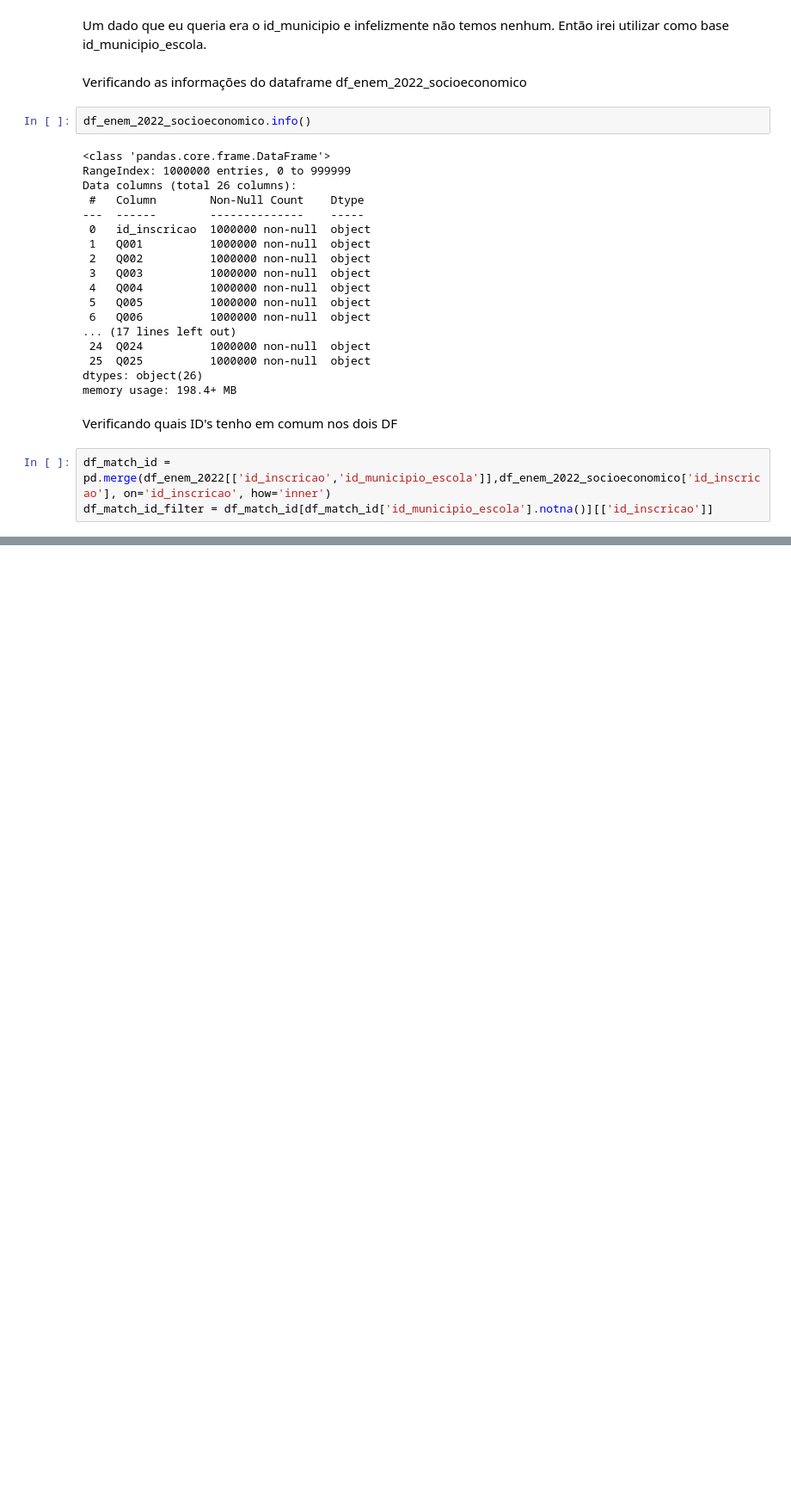
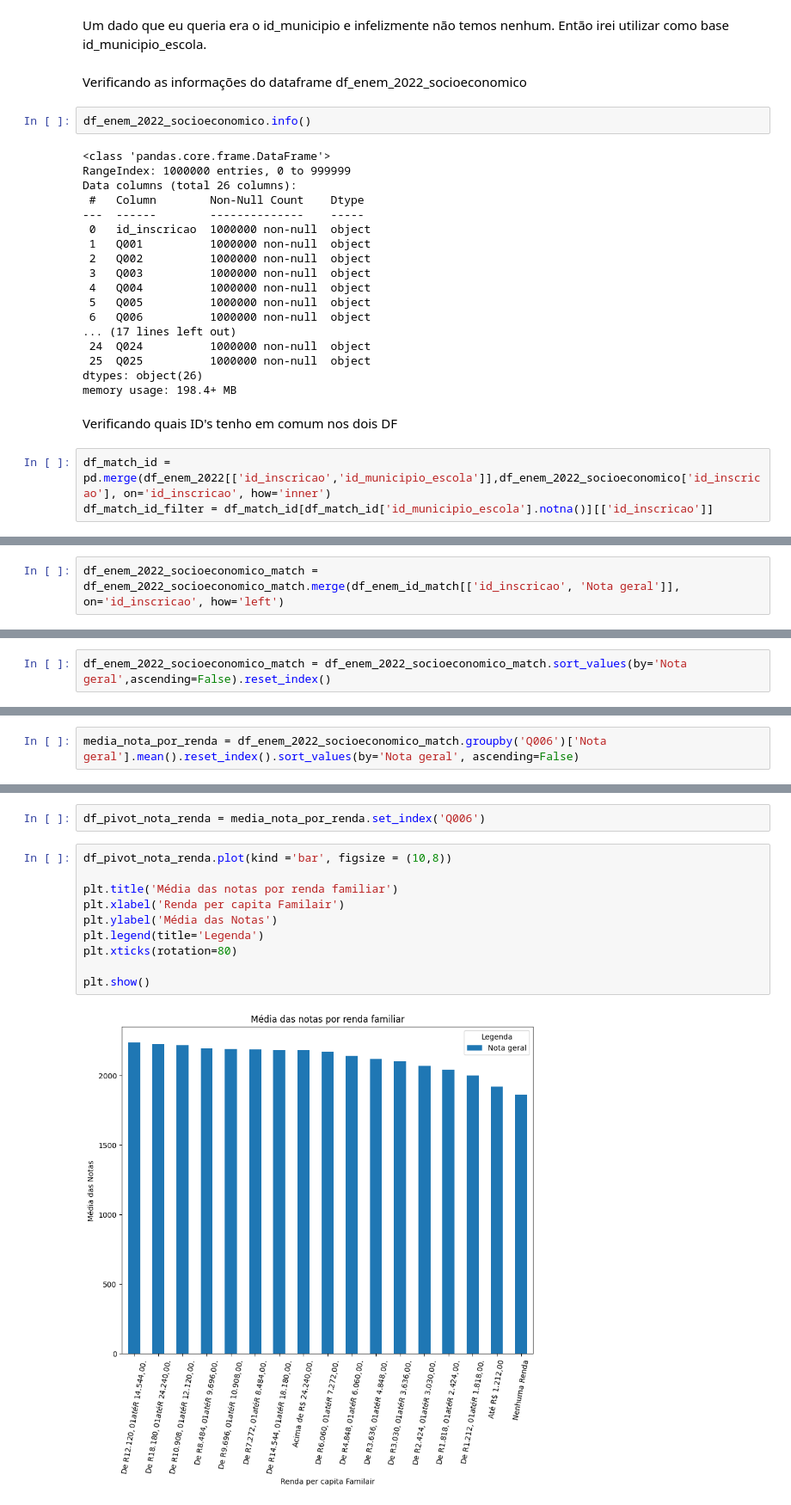
Before and after one commit to felipsants/EDA-Analytica, a Jupyter notebook: EDA.ipynb, the cells around one changed output, grey strips where cells are left out. Shown at 86% size. Drawn from its saved outputs; the diff is of its cells as text; blank space fills up the shorter version.

```diff
--- a/EDA.ipynb
+++ b/EDA.ipynb
@@ -580,0 +889,2 @@ Aqui eu filtrei os id's inscrição válidos, que existiam nos dois DF, porque e
+# %%
+df_enem_2022_socioeconomico_match = df_enem_2022_socioeconomico_match.merge(df_enem_id_match[['id_inscricao', 'Nota geral']], on='id_inscricao', how='left')
@@ -580,0 +911,2 @@ Aqui eu filtrei os id's inscrição válidos, que existiam nos dois DF, porque e
+# %%
+df_enem_2022_socioeconomico_match = df_enem_2022_socioeconomico_match.sort_values(by='Nota geral',ascending=False).reset_index()
@@ -580,0 +934,2 @@ Aqui eu filtrei os id's inscrição válidos, que existiam nos dois DF, porque e
+# %%
+media_nota_por_renda = df_enem_2022_socioeconomico_match.groupby('Q006')['Nota geral'].mean().reset_index().sort_values(by='Nota geral', ascending=False)
@@ -580,0 +945,14 @@ Aqui eu filtrei os id's inscrição válidos, que existiam nos dois DF, porque e
+# %%
+df_pivot_nota_renda = media_nota_por_renda.set_index('Q006')
+# %%
+df_pivot_nota_renda.plot(kind ='bar', figsize = (10,8))
+
+plt.title('Média das notas por renda familiar')
+plt.xlabel('Renda per capita Familair')
+plt.ylabel('Média das Notas')
+plt.legend(title='Legenda')
+plt.xticks(rotation=80)
+
+plt.show()
+# %% [output]
+[figure, added]
```
Also changed, not shown: parts of 45 cells of this notebook.
